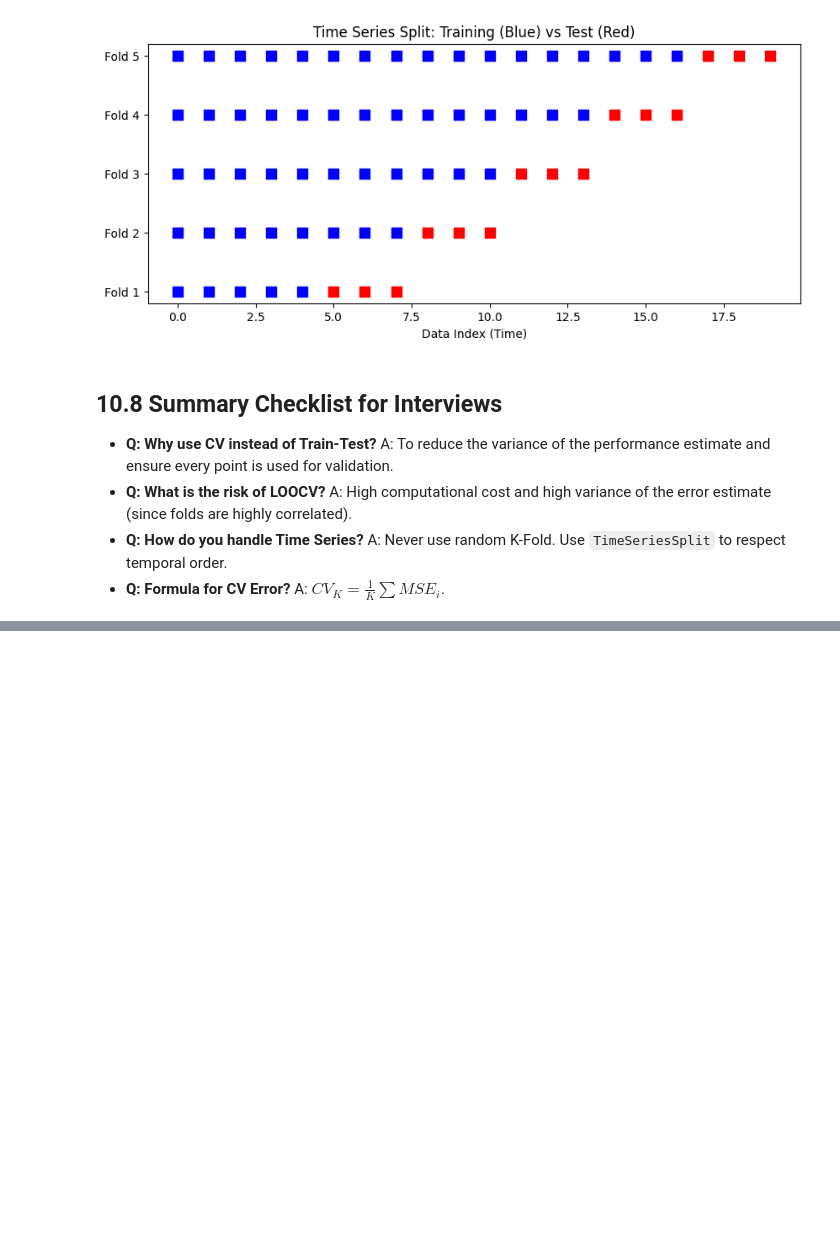
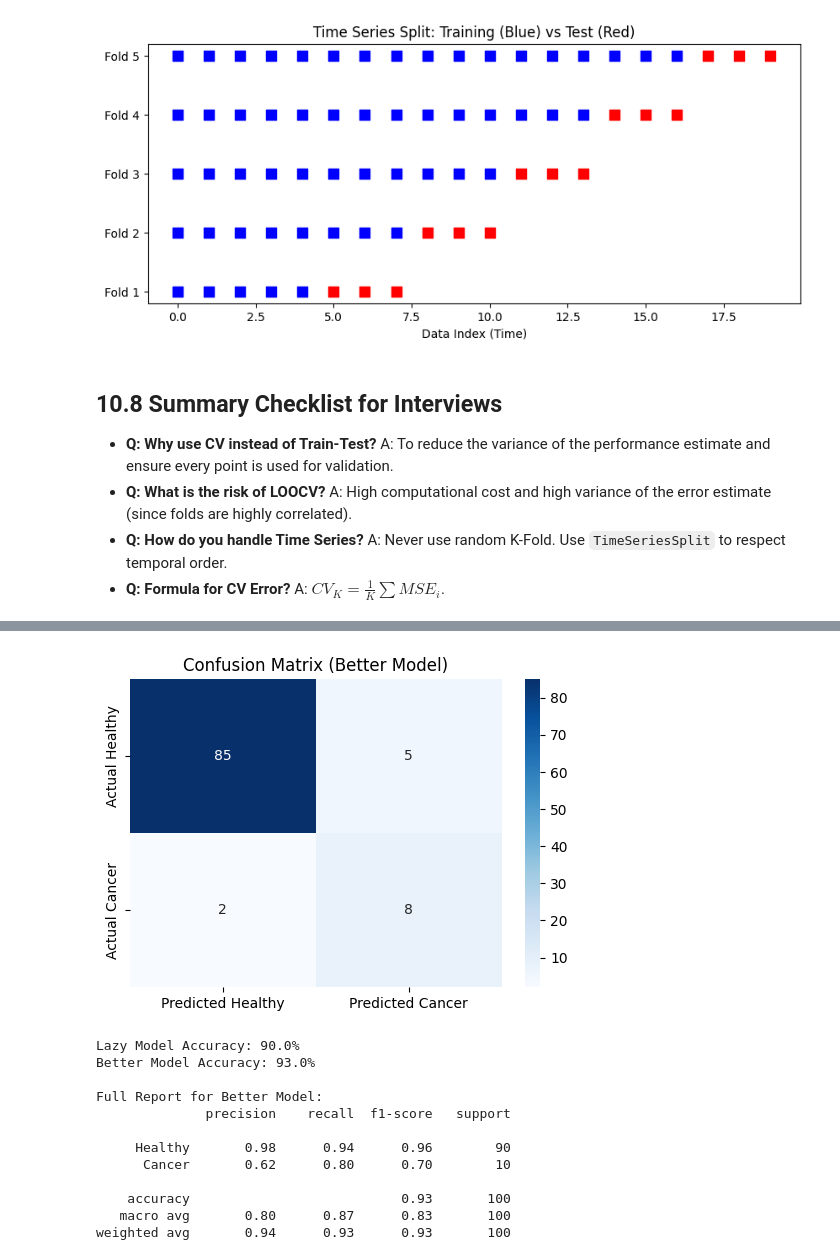
Before and after one commit to rsys-adsingh/Machine-Learning, a Jupyter notebook: study/Chapter_4.ipynb, the cells around one changed output, grey strips where cells are left out. Drawn from its saved outputs; the diff is of its cells as text; code cells hidden in the pictures; blank space fills up the shorter version.

```diff
--- a/study/Chapter_4.ipynb
+++ b/study/Chapter_4.ipynb
@@ -1511,0 +1563,44 @@ plt.show()
+# %%
+import numpy as np
+import matplotlib.pyplot as plt
+import seaborn as sns
+from sklearn.metrics import confusion_matrix, classification_report, accuracy_score
+
+# Scenario: 100 Patients (10 have Cancer, 90 are Healthy)
+y_true = np.array([1]*10 + [0]*90)
+
+# Model A: "The Lazy Model" (Predicts everyone is healthy)
+y_pred_lazy = np.zeros(100)
+
+# Model B: "The Better Model" (Caught 8/10 cancer cases, but had 5 false alarms)
+y_pred_better = np.array([1]*8 + [0]*2 + [1]*5 + [0]*85)
+
+# 1. Calculate Confusion Matrix
+cm = confusion_matrix(y_true, y_pred_better)
+
+# 2. Visualize
+plt.figure(figsize=(6, 4))
+sns.heatmap(cm, annot=True, fmt='d', cmap='Blues',
+            xticklabels=['Predicted Healthy', 'Predicted Cancer'],
+            yticklabels=['Actual Healthy', 'Actual Cancer'])
+plt.title("Confusion Matrix (Better Model)")
+plt.show()
+
+print(f"Lazy Model Accuracy: {accuracy_score(y_true, y_pred_lazy)*100}%")
+print(f"Better Model Accuracy: {accuracy_score(y_true, y_pred_better)*100}%")
+print("\nFull Report for Better Model:")
+print(classification_report(y_true, y_pred_better, target_names=['Healthy', 'Cancer']))
+# %% [output]
+[figure, added]
+Lazy Model Accuracy: 90.0%
+Better Model Accuracy: 93.0%
+
+Full Report for Better Model:
+              precision    recall  f1-score   support
+
+     Healthy       0.98      0.94      0.96        90
+      Cancer       0.62      0.80      0.70        10
+
+    accuracy                           0.93       100
+   macro avg       0.80      0.87      0.83       100
+weighted avg       0.94      0.93      0.93       100
```
Also changed, not shown: parts of 4 cells of this notebook.
